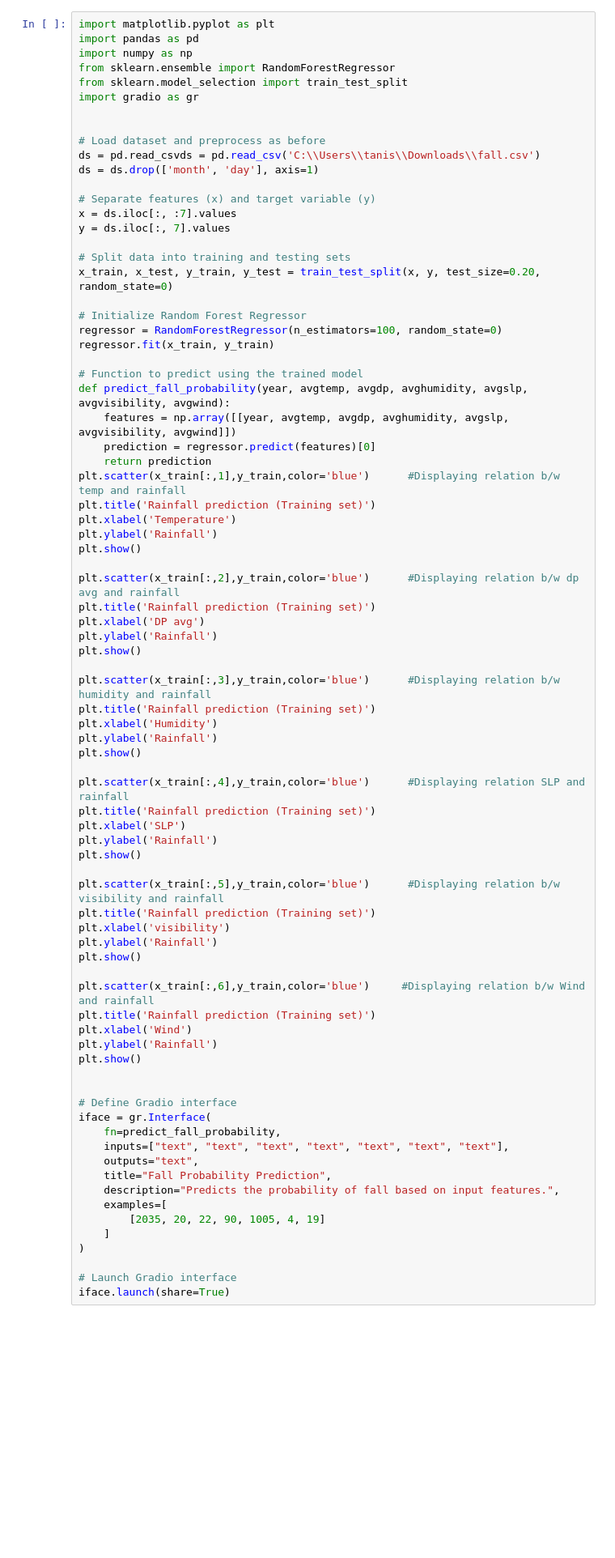
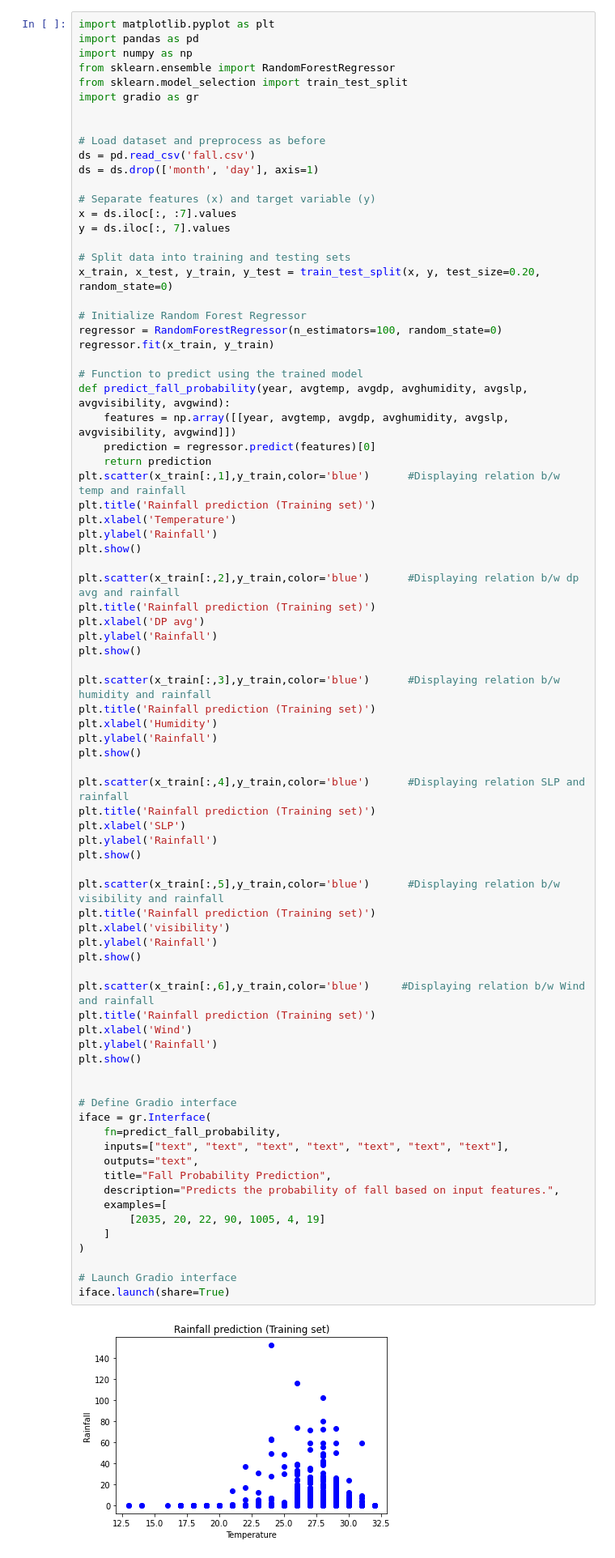
Before and after one commit to NandaVarshitha/Annual-Average-Rainfall-Prediction, a Jupyter notebook: Annual-Average-Rainfall-Prediction.ipynb, the cells around one changed output. Shown: that part at 81% size. Cells and saved outputs as stored; diff of their text form; blank space fills up the shorter version.

```diff
--- a/Annual-Average-Rainfall-Prediction.ipynb
+++ b/Annual-Average-Rainfall-Prediction.ipynb
@@ -8,7 +8,7 @@ import gradio as gr
 
 
 # Load dataset and preprocess as before
-ds = pd.read_csvds = pd.read_csv('C:\\Users\\tanis\\Downloads\\fall.csv')
+ds = pd.read_csv('fall.csv')
 ds = ds.drop(['month', 'day'], axis=1)
 
 # Separate features (x) and target variable (y)
@@ -52,30 +52,31 @@ plt.ylabel('Rainfall')
 plt.show()
 
 plt.scatter(x_train[:,5],y_train,color='blue')      #Displaying relation b/w visibility and rainfall
 plt.title('Rainfall prediction (Training set)')
 plt.xlabel('visibility')
 plt.ylabel('Rainfall')
 plt.show()
 
 plt.scatter(x_train[:,6],y_train,color='blue')     #Displaying relation b/w Wind and rainfall
 plt.title('Rainfall prediction (Training set)')
 plt.xlabel('Wind')
 plt.ylabel('Rainfall')
 plt.show()
 
 
 # Define Gradio interface
 iface = gr.Interface(
     fn=predict_fall_probability,
     inputs=["text", "text", "text", "text", "text", "text", "text"],
     outputs="text",
     title="Fall Probability Prediction",
     description="Predicts the probability of fall based on input features.",
     examples=[
         [2035, 20, 22, 90, 1005, 4, 19]
     ]
 )
 
 # Launch Gradio interface
 iface.launch(share=True)
 # %% [output]
+[figure, added]
```
Also changed, not shown: parts of 1 cell of this notebook.
